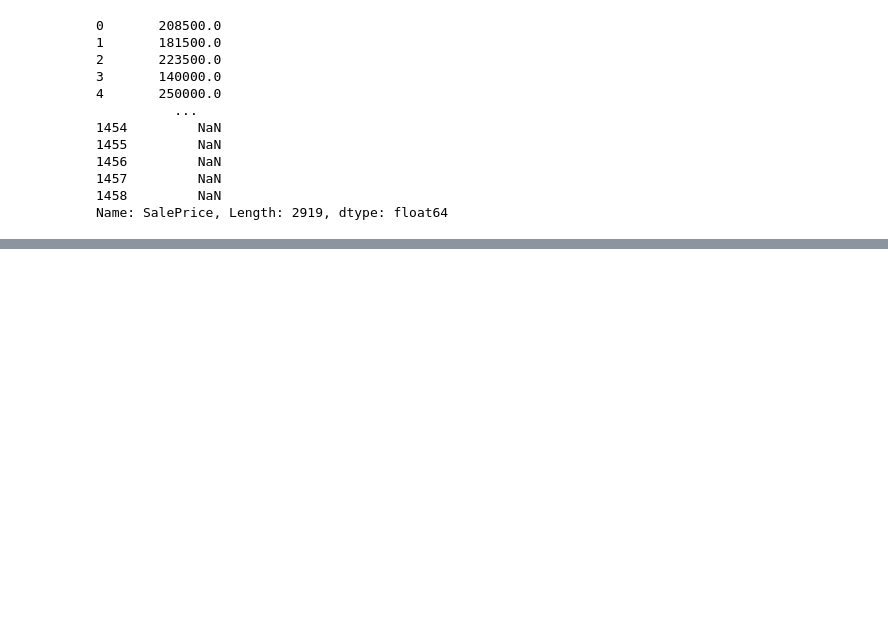
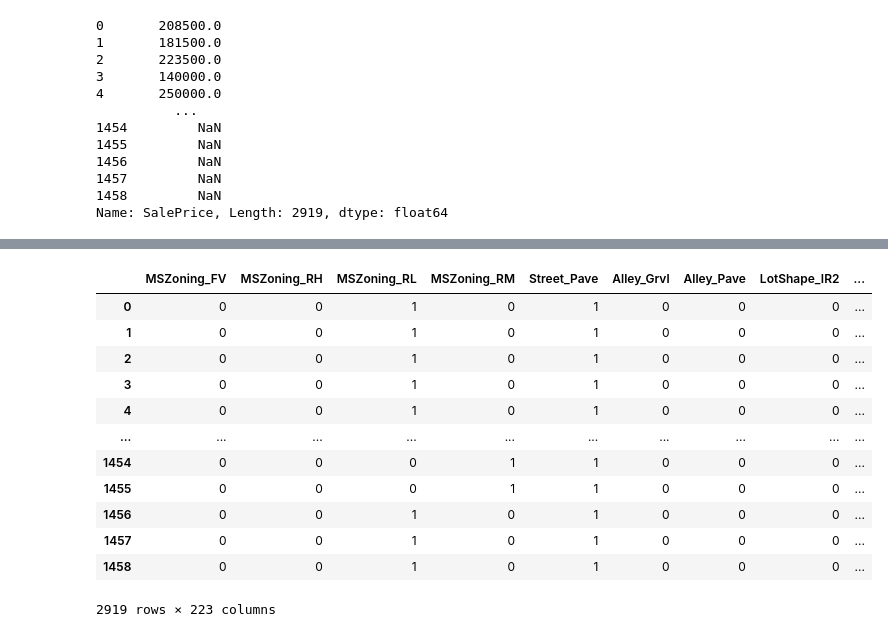
Before and after one commit to bhavarthakur9/House_Price_Predictions, a Jupyter notebook: House_Prices_Regression_Xgboost.ipynb, the cells around one changed output, grey strips where cells are left out. Saved outputs shown, nothing was run; the diff lists cells and outputs as text; code cells hidden in the pictures; blank space fills up the shorter version.

```diff
--- a/House_Prices_Regression_Xgboost.ipynb
+++ b/House_Prices_Regression_Xgboost.ipynb
@@ -146,5 +271,5 @@ df['LotFrontage'] = df[['LotFrontage','Street']].apply(Lot_Frontage,axis=1)
 # %% [markdown]
 **One Hot Encoding**
 # %%
-Final_df = pd.concat([df,test], axis = 0)
+DF = pd.concat([df,test], axis = 0)
 # %%
@@ -239,0 +316,10 @@ final_df
+# %%
+DF_cat_Lst = ['MSZoning','Street','Alley','LotShape','LandContour','Utilities',
+              'LotConfig','LandSlope','Neighborhood','Condition1','Condition2',
+              'BldgType','HouseStyle','RoofStyle','RoofMatl','Exterior1st',
+              'Exterior2nd','MasVnrType','ExterQual','ExterCond','Foundation',
+              'BsmtQual','BsmtCond','BsmtExposure','BsmtFinType1','BsmtFinType2',
+              'Heating','HeatingQC','CentralAir','Electrical','KitchenQual',
+              'Functional','FireplaceQu','GarageType','GarageFinish',
+              'GarageQual','GarageCond','PavedDrive','PoolQC','Fence','MiscFeature',
+              'SaleType','SaleCondition']
@@ -239,0 +332,8 @@ final_df
+# %%
+DF_cat = pd.DataFrame()
+# %%
+for fields in DF_cat_Lst:
+    print(fields)
+    DF_tmp = pd.get_dummies(DF[fields],drop_first=True,prefix=fields)
+    DF.drop([fields],axis=1,inplace=True)
+    DF_cat = pd.concat([DF_cat,DF_tmp],axis =1)
@@ -239,0 +358,16 @@ final_df
+# %%
+DF_cat
+# %% [output]
+|  | MSZoning_FV | MSZoning_RH | MSZoning_RL | MSZoning_RM | Street_Pave | Alley_Grvl | Alley_Pave | LotShape_IR2 | ... |
+| 0 | 0 | 0 | 1 | 0 | 1 | 0 | 0 | 0 | ... |
+| 1 | 0 | 0 | 1 | 0 | 1 | 0 | 0 | 0 | ... |
+| 2 | 0 | 0 | 1 | 0 | 1 | 0 | 0 | 0 | ... |
+| 3 | 0 | 0 | 1 | 0 | 1 | 0 | 0 | 0 | ... |
+| 4 | 0 | 0 | 1 | 0 | 1 | 0 | 0 | 0 | ... |
+| ... | ... | ... | ... | ... | ... | ... | ... | ... | ... |
+| 1454 | 0 | 0 | 0 | 1 | 1 | 0 | 0 | 0 | ... |
+| 1455 | 0 | 0 | 0 | 1 | 1 | 0 | 0 | 0 | ... |
+| 1456 | 0 | 0 | 1 | 0 | 1 | 0 | 0 | 0 | ... |
+| 1457 | 0 | 0 | 1 | 0 | 1 | 0 | 0 | 0 | ... |
+| 1458 | 0 | 0 | 1 | 0 | 1 | 0 | 0 | 0 | ... |
+2919 rows × 223 columns
```
Also changed, not shown: parts of 76 cells of this notebook.
